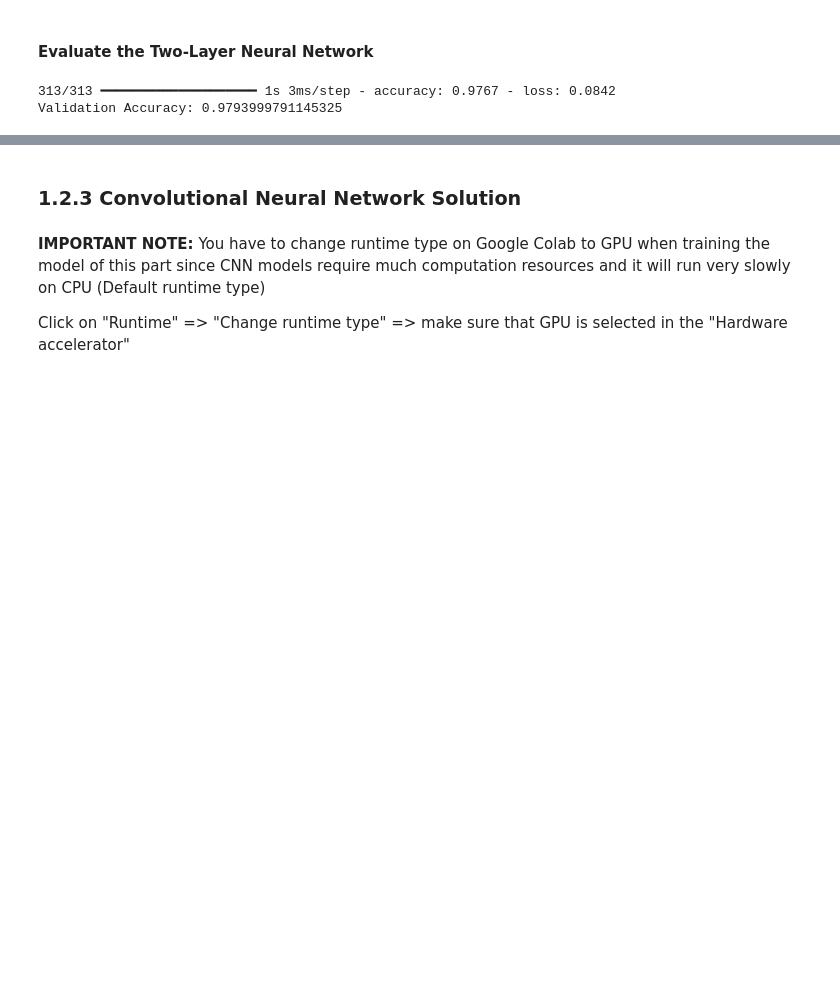
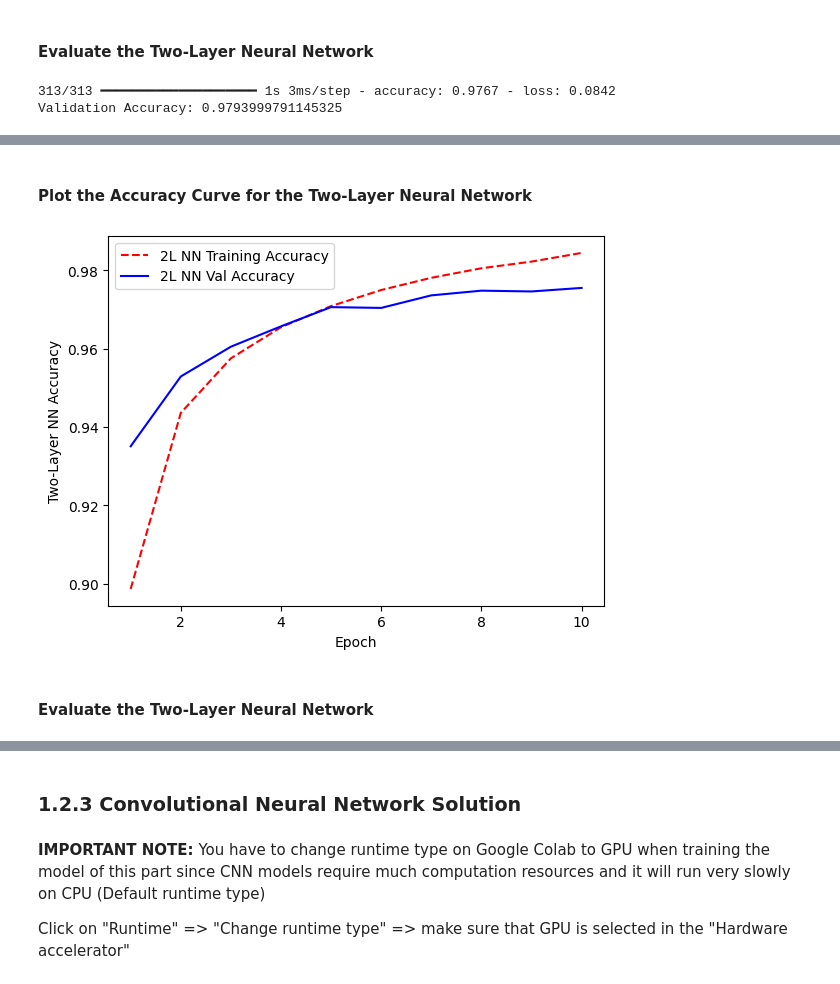
Before and after one commit to FaridaBey/Assignment, a Jupyter notebook: Labs/lab2/lab2.ipynb, the cells around one changed output, grey strips where cells are left out. Saved outputs shown, nothing was run; the diff lists cells and outputs as text; code cells hidden in the pictures; blank space fills up the shorter version.

```diff
--- a/Labs/lab2/lab2.ipynb
+++ b/Labs/lab2/lab2.ipynb
@@ -1019,0 +1127,13 @@ Validation Accuracy: 0.9793999791145325
+# %%
+train_labels_oh = tf.keras.utils.to_categorical(train_labels, num_classes=10)
+val_labels_oh   = tf.keras.utils.to_categorical(val_labels,   num_classes=10)
+def build_fc_model():
+  fc_model = tf.keras.Sequential([
+      # First define a Flatten layer
+      tf.keras.layers.Flatten(),
+      # '''Define the first Dense layer. Default'''
+      tf.keras.layers.Dense(128, activation='relu'),
+      # ''' Define the second Dense layer to output the classification probabilities. Default'''
+      tf.keras.layers.Dense(10, activation='softmax')
+  ])
+  return fc_model
@@ -1019,0 +1142,9 @@ Validation Accuracy: 0.9793999791145325
+# %%
+fc_model = build_fc_model()
+
+'''TODO: Experiment with different optimizers and learning rates. Think about how do these affect
+    the accuracy of the trained model? Which optimizers and/or learning rates yield
+    the best performance?'''
+fc_model.compile(optimizer=tf.keras.optimizers.SGD(learning_rate=1e-1),
+              loss='kl_divergence',
+              metrics=['accuracy'])
@@ -1019,0 +1172,4 @@ Validation Accuracy: 0.9793999791145325
+# %%
+BATCH_SIZE = 64
+EPOCHS = 10
+nn_hist = fc_model.fit( train_images, train_labels_oh,validation_data=(val_images, val_labels_oh), batch_size=BATCH_SIZE, epochs=EPOCHS)
@@ -1019,0 +1197,22 @@ Validation Accuracy: 0.9793999791145325
+# %% [markdown]
+#### Plot the Accuracy Curve for the Two-Layer Neural Network
+# %%
+# Get training and validation accuracy histories
+training_acc = nn_hist.history['accuracy']
+val_acc = nn_hist.history['val_accuracy']
+
+# Create count of the number of epochs
+epoch_count = range(1, EPOCHS + 1)
+
+# Visualize accuracy history
+plt.figure()
+plt.plot(epoch_count, training_acc, 'r--')
+plt.plot(epoch_count, val_acc, 'b-')
+plt.legend(['2L NN Training Accuracy', '2L NN Val Accuracy'])
+plt.xlabel('Epoch')
+plt.ylabel('Two-Layer NN Accuracy')
+plt.show()
+# %% [output]
+[figure, added]
+# %% [markdown]
+#### Evaluate the Two-Layer Neural Network
```
Also changed, not shown: parts of 22 cells of this notebook.
